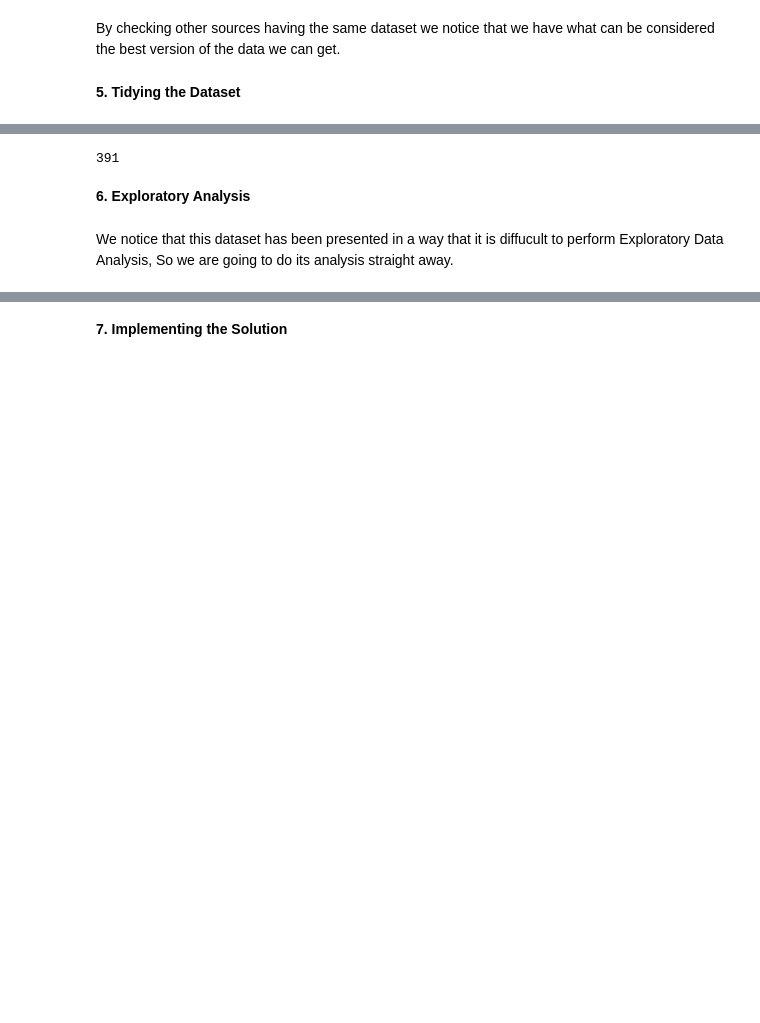
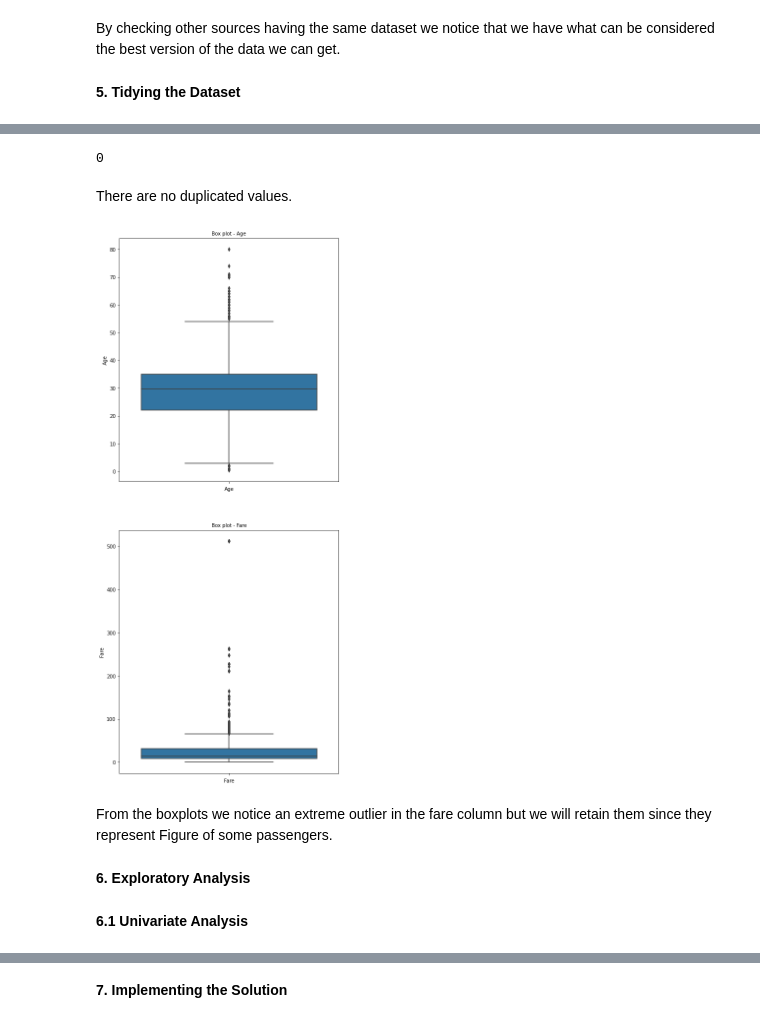
Before and after one commit to Ayubbett/Moringa-School-Week-9-Independent-Project, a Jupyter notebook: Moringa_School_Data_Science_Core_W9_Independent_Project_2021_12_AYUB_BETT_Python_Notebook.ipynb, the cells around one changed output, grey strips where cells are left out. Saved outputs shown, nothing was run; the diff lists cells and outputs as text; code cells hidden in the pictures; blank space fills up the shorter version.

```diff
--- a/Moringa_School_Data_Science_Core_W9_Independent_Project_2021_12_AYUB_BETT_Python_Notebook.ipynb
+++ b/Moringa_School_Data_Science_Core_W9_Independent_Project_2021_12_AYUB_BETT_Python_Notebook.ipynb
@@ -73,0 +58,10 @@ df.head()
+# %%
+#Loading the necessary libraries
+import numpy as np
+import pandas as pd
+import matplotlib.pyplot as plt
+import seaborn as sns
+
+#Reading the data
+df = pd.read_csv("train (5).csv")
+df.head()
@@ -131,0 +129,7 @@ We have no null values.
+# %%
+#Dropping cabin column
+df.drop(['Cabin'], axis = 1, inplace = True)
+# %%
+#Filling misssing values of age and embarked column
+df['Embarked'] = df['Embarked'].fillna(df['Embarked'].mode()[0])
+df['Age'] = df['Age'].fillna(df['Age'].mean())
@@ -133,8 +152,27 @@ We have no null values.
 #Checking for duplicated values
 df.duplicated().sum()
 # %% [output]
-391
+0
+# %%
+#Futher clealing by removing unnecessary columns, where we are going to drop the id column
+df.drop(['PassengerId'], axis=1, inplace = True)
+# %% [markdown]
+There are no duplicated values.
+# %%
+#Checking for outliers in the numerical columns
+Num_col = ['Age', 'Fare']
+
+fig,ax = plt.subplots(len(Num_col),figsize=(8,20))
+for i , Num_col in enumerate(Num_col):
+  sns.boxplot(y=df[Num_col],ax=ax[i])
+  ax[i].set_title('Box plot - {}'.format(Num_col), fontsize =10)
+  ax[i].set_xlabel(Num_col,fontsize=10)
+plt.show()
+# %% [output]
+[figure, added]
+# %% [markdown]
+From the boxplots we notice an extreme outlier in the fare column but we will retain them since they represent Figure of some passengers.
 # %% [markdown]
 **6. Exploratory Analysis**
-# %% [markdown]
-We notice that this dataset has been presented in  a way that it is diffucult to perform Exploratory Data Analysis, So we are going to do its analysis straight away.
+# %% [markdown]
+**6.1  Univariate Analysis**
```
Also changed, not shown: parts of 93 cells of this notebook.
